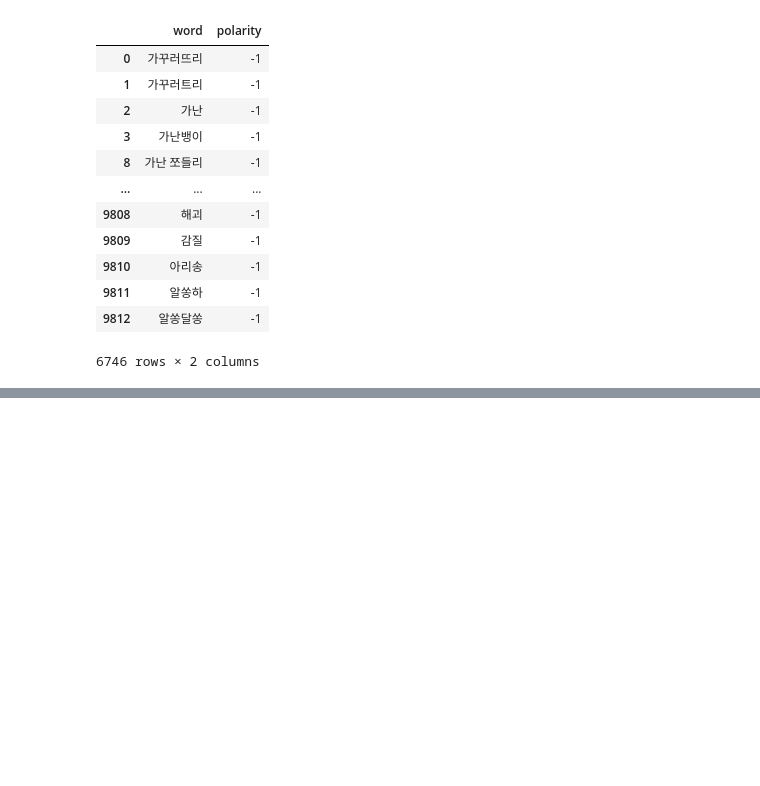
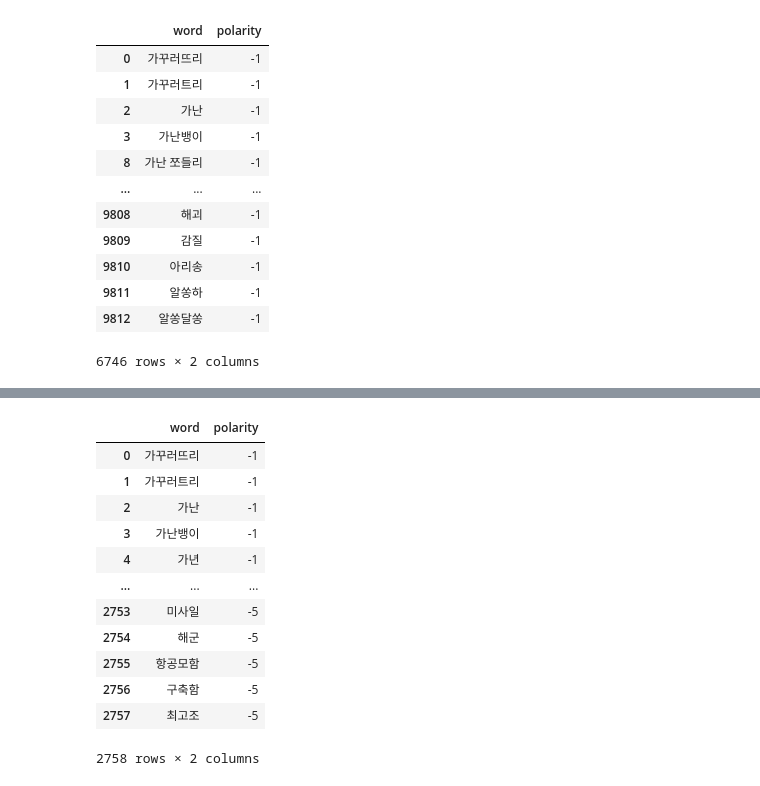
Before and after one commit to 02221/NLP, a Jupyter notebook: Making_Dic.ipynb, the cells around one changed output, grey strips where cells are left out. Cells and saved outputs as stored; diff of their text form; code cells hidden in the pictures; blank space fills up the shorter version.

```diff
--- a/Making_Dic.ipynb
+++ b/Making_Dic.ipynb
@@ -123,0 +223,17 @@ totDic.head(50)
+# %%
+totDic_pickle = pd.read_pickle("totDic.pkl")
+totDic_pickle
+# %% [output]
+|  | word | polarity |
+| 0 | 가꾸러뜨리 | -1 |
+| 1 | 가꾸러트리 | -1 |
+| 2 | 가난 | -1 |
+| 3 | 가난뱅이 | -1 |
+| 4 | 가년 | -1 |
+| ... | ... | ... |
+| 2753 | 미사일 | -5 |
+| 2754 | 해군 | -5 |
+| 2755 | 항공모함 | -5 |
+| 2756 | 구축함 | -5 |
+| 2757 | 최고조 | -5 |
+2758 rows × 2 columns
```
Also changed, not shown: parts of 20 cells of this notebook, 2 other files.
